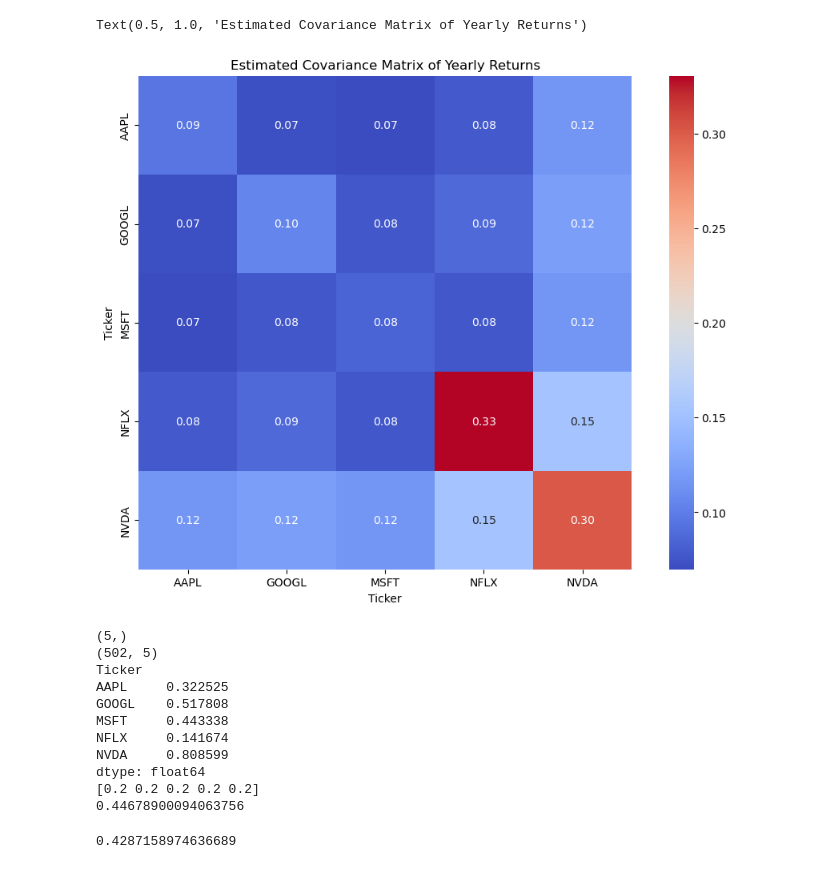
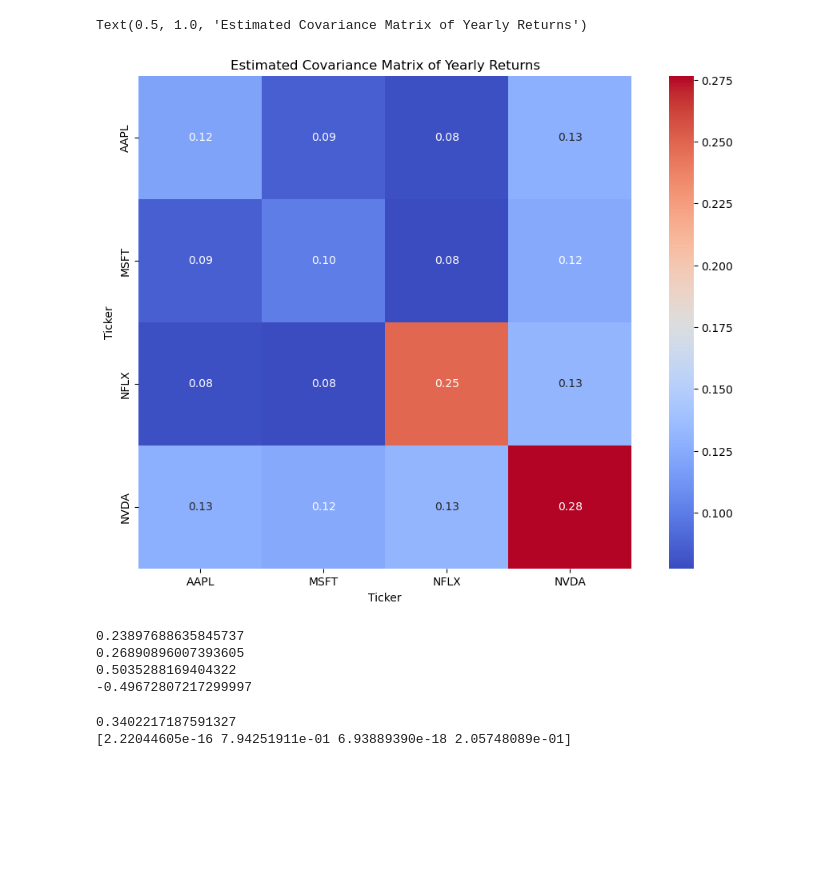
Before and after one commit to baner175/quant_finance_project, a Jupyter notebook: mini_project_1.ipynb, the cells around one changed output. Saved outputs shown, nothing was run; the diff lists cells and outputs as text; code cells hidden in the pictures; blank space fills up the shorter version.

```diff
--- a/mini_project_1.ipynb
+++ b/mini_project_1.ipynb
@@ -6,8 +6,8 @@ import seaborn as sns
 import datetime as dt
 from scipy.optimize import minimize
 # %%
-tickers = ['AAPL', 'MSFT', 'GOOGL', 'NVDA', 'NFLX']
-end_date = dt.datetime(2023, 1, 1); start_date = end_date - dt.timedelta(days=2*365)
+tickers = ['AAPL', 'MSFT', 'NVDA', 'NFLX', 'GOOGL']
+end_date = dt.datetime(2023, 1, 1); start_date = end_date - dt.timedelta(days=4*365)
 stock = yf.download(tickers, start=start_date, end=end_date)
 stock.head()
 # %% [output]
@@ -53,65 +55,60 @@ log_returns.head()
 # %%
 # estimated covariance amtrix of yearly returns
-cov_mat = log_returns.cov() * 252
+log_returns_invest = log_returns.iloc[:,[0,2,3,4]]
+cov_invest = log_returns_invest.cov() * 252
 plt.figure(figsize=(12, 8))
-sns.heatmap(cov_mat, annot=True, cmap='coolwarm', fmt='.2f', square=True)
+sns.heatmap(cov_invest, annot=True, cmap='coolwarm', fmt='.2f', square=True)
 plt.title('Estimated Covariance Matrix of Yearly Returns')
 # %% [output]
 Text(0.5, 1.0, 'Estimated Covariance Matrix of Yearly Returns')
-[figure, old version]
+[figure, new version]
 # %%
-n_assets = len(tickers)
-initial_weights = np.array([1/n_assets]*n_assets)
-print(initial_weights.shape)
-print(log_returns.shape)
-temp_res = np.dot(log_returns, initial_weights)
-# print(temp_res.shape)
+google_return_1 = log_returns.iloc[:251]['GOOGL'].sum()
+google_return_2 = log_returns.iloc[251:504]['GOOGL'].sum()
+google_return_3 = log_returns.iloc[504:757]['GOOGL'].sum()
+google_return_4 = log_returns.iloc[757:]['GOOGL'].sum()
 
-# print(temp_res[:5])
-
-# print(log_returns.iloc[:5,:])
-
-max_return_1 = log_returns.iloc[:251,:].sum(axis = 0).max()
-max_return_2 = log_returns.iloc[251:,:].sum(axis = 0).max()
-
-
-print(log_returns.iloc[:251,:].sum(axis = 0))
-print(initial_weights)
-print(np.dot(log_returns.iloc[:251,:].sum(axis = 0), initial_weights))
+print(google_return_1)
+print(google_return_2)
+print(google_return_3)
+print(google_return_4)
 # %% [output]
-(5,)
-(502, 5)
-Ticker
-AAPL     0.322525
-GOOGL    0.517808
-MSFT     0.443338
-NFLX     0.141674
-NVDA     0.808599
-dtype: float64
-[0.2 0.2 0.2 0.2 0.2]
-0.44678900094063756
+0.23897688635845737
+0.26890896007393605
+0.5035288169404322
+-0.49672807217299997
 # %%
 # optimized portfolio with high risk
 
 # number of assets:
-n_assets = len(tickers)
+n_assets = len(tickers)-1
+
 # initial guess for weights (equal distribution)
 initial_weights = np.array([1/n_assets]*n_assets)
 
+bounds = [(0, 1) for _ in range(n_assets)]
+
 constraints = (
     {'type': 'eq', 'fun': lambda weights: np.sum(weights) - 1},
-    {'type': 'ineq', 'fun': lambda weights: 1 - np.max(weights)},
-    {'type': 'ineq', 'fun': lambda weights: np.min(weights)},
-    {'type': 'ineq', 'fun': lambda weights: np.dot(log_returns.iloc[:251,:].sum(axis = 0), weights) - max_return_1*0.8},
-    {'type': 'ineq', 'fun': lambda weights: np.dot(log_returns.iloc[251:,:].sum(axis = 0), weights) - max_return_2*0.8}
+    {'type': 'ineq', 'fun': lambda weights: np.dot(log_returns_invest.iloc[:251,:].sum(axis = 0), weights) - google_return_1},
+    {'type': 'ineq', 'fun': lambda weights: np.dot(log_returns_invest.iloc[251:504,:].sum(axis = 0), weights) - google_return_2},
+    {'type': 'ineq', 'fun': lambda weights: np.dot(log_returns_invest.iloc[504:757,:].sum(axis = 0), weights) - google_return_3},
+    {'type': 'ineq', 'fun': lambda weights: np.dot(log_returns_invest.iloc[757:,:].sum(axis = 0), weights) - google_return_4}
 )
 
+
 def portfolio_volatility(weights):
-    portfolio_var = np.dot(weights.T, np.dot(cov_mat, weights))
+    portfolio_var = np.dot(weights.T, np.dot(cov_invest, weights))
     return portfolio_var
 
-result = minimize(portfolio_volatility, initial_weights, constraints=constraints)
+high_risk_result = minimize(portfolio_volatility,
+                             initial_weights,
+                             constraints=constraints,
+                             bounds=bounds)
 
-print(np.sqrt(result.fun))
+high_risk_wt = high_risk_result.x
+print(np.sqrt(high_risk_result.fun))
+print(high_risk_wt)
 # %% [output]
-0.4287158974636689
+0.3402217187591327
+[2.22044605e-16 7.94251911e-01 6.93889390e-18 2.05748089e-01]
```
Also changed, not shown: parts of 9 cells of this notebook.
